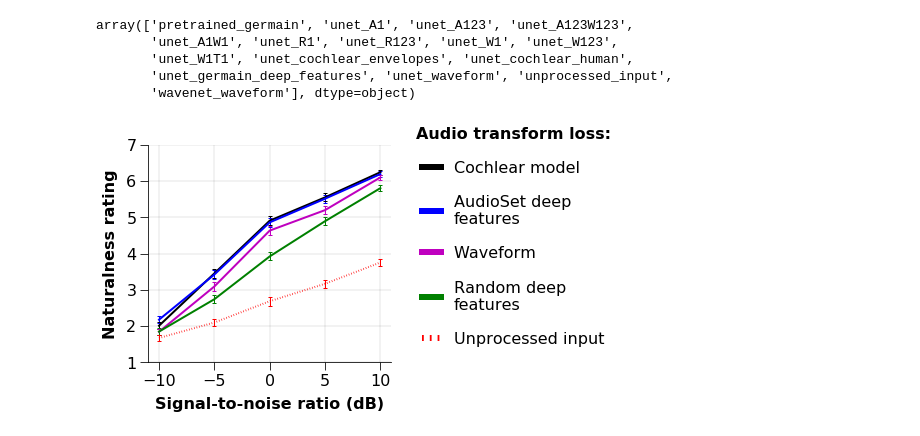
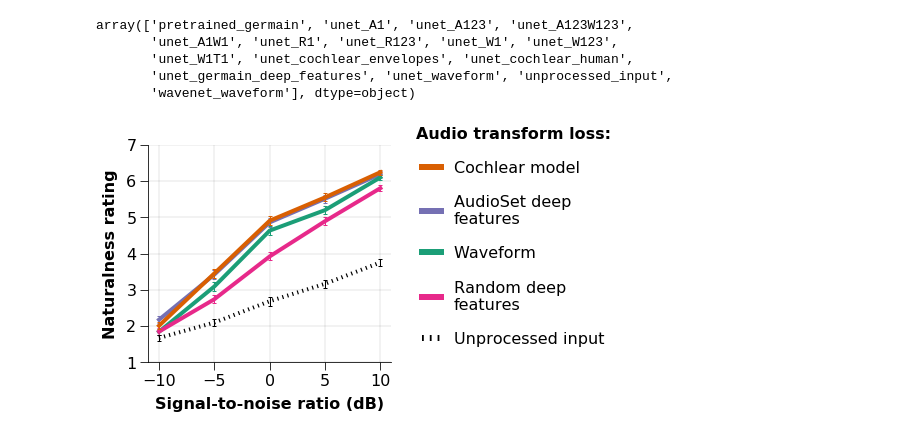
Before and after one commit to msaddler/auditory-model-denoising, a Jupyter notebook: notebook_scratch.ipynb, the cells around one changed output. Saved outputs shown, nothing was run; the diff lists cells and outputs as text; code cells hidden in the pictures.

Commit message:
mturk experiment 1 figures

```diff
--- a/notebook_scratch.ipynb
+++ b/notebook_scratch.ipynb
@@ -25,17 +28,26 @@ list_model = [
     'unet_waveform',
     'unet_R123',
     'unprocessed_input',
+
+#     'unet_cochlear_human',
+#     'unet_cochlear_reverse',
+#     'unet_cochlear_linear',
+#     'unet_cochlear_human_n05',
+#     'unet_cochlear_human_n10',
+#     'unet_cochlear_human_n20',
+#     'unet_cochlear_human_n80',
+
 ]
 
 map_kwargs_plot_update = {
-    'unet_A123': {'label': 'AudioSet deep\nfeatures', 'color': 'b', 'ls': '-'},
-    'unet_R123': {'label': 'Random deep\nfeatures', 'color': 'g', 'ls': '-'},
-    'unet_cochlear_human': {'label': 'Cochlear model', 'color': 'k', 'ls': '-'},
-    'unet_waveform': {'label': 'Waveform', 'color': 'm', 'ls': '-'},
-    'unprocessed_input': {'label': 'Unprocessed input', 'color': 'r', 'ls': '--', 'dashes': (0.3, 1)},
+    'unet_A123': {'label': 'AudioSet deep\nfeatures', 'color': '#7570b3', 'ls': '-'},
+    'unet_R123': {'label': 'Random deep\nfeatures', 'color': '#e7298a', 'ls': '-'},
+    'unet_cochlear_human': {'label': 'Cochlear model', 'color': '#d95f02', 'ls': '-', 'zorder':10},
+    'unet_waveform': {'label': 'Waveform', 'color': '#1b9e77', 'ls': '-'},
+    'unprocessed_input': {'label': 'Unprocessed input', 'color': 'k', 'ls': '--', 'dashes': (0.3, 1)},
 }
 
-fig, ax_arr = plt.subplots(figsize=(8,4), nrows=1, ncols=2, gridspec_kw={'width_ratios': [3, 2]})
+fig, ax_arr = plt.subplots(figsize=(8,4), nrows=1, ncols=2, gridspec_kw={'width_ratios': [3,2]})
 ax = ax_arr[0]
 
 for model in list_model:
@@ -45,8 +57,8 @@ for model in list_model:
     yerr = df_tmp_tmp['naturalness']['sem'].values
     kwargs_plot = {
         'yerr': yerr,
-        'label': label,
-        'lw': 2,
+        'label': model,
+        'lw': 4,
         'elinewidth': 1,
         'capsize': 2,
     }
@@ -72,31 +84,31 @@ ax.grid(linewidth=0.1, color='k')
 for spine_key in ['top', 'right']:
     ax.spines[spine_key].set_visible(False)
 
 for spine_key in ['top', 'right', 'bottom', 'left']:
     ax_arr[1].spines[spine_key].set_visible(False)
 ax_arr[1].set_xticks([])
 ax_arr[1].set_yticks([])
 
 legend_kwargs = {
     'loc': 'center',
     'borderpad': 0,
     'borderaxespad': 0,
     'handletextpad': 0.8,
     'frameon': False,
     'handlelength': 1.2,
     'markerscale': 1.0,
     'fontsize': 16,
     'labelspacing': 1.2
 }
 
 handles, labels = ax.get_legend_handles_labels()
 handles = [h[0] for h in handles]
 leg = ax_arr[1].legend(handles, labels, **legend_kwargs)
 for legobj in leg.legendHandles:
     legobj.set_linewidth(6)
 
 ax_arr[1].set_title('Audio transform loss:', fontsize=16, fontweight='bold')
 
 plt.show()
 # %% [output]
-[figure, old version]
+[figure, new version]
```
Also changed, not shown: parts of 1 cell of this notebook.
